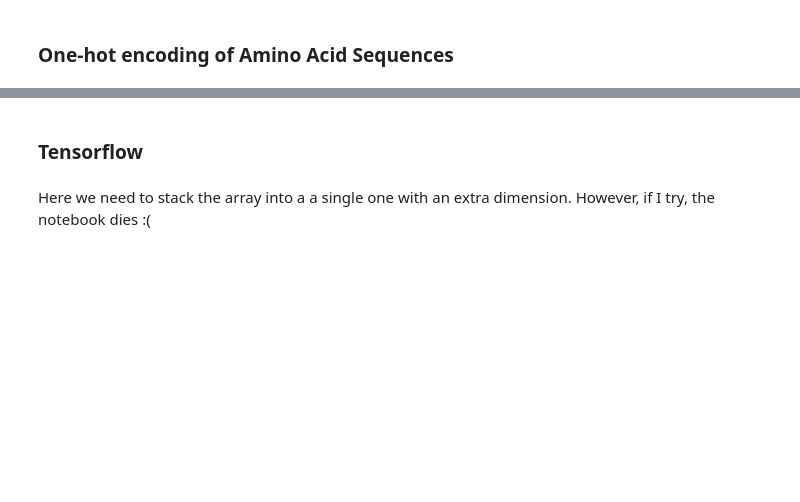
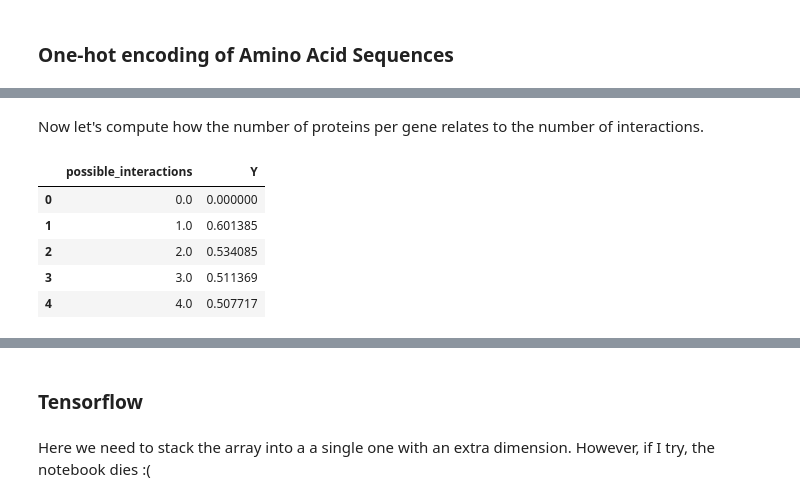
Before and after one commit to tomroesch/BEBi205, a Jupyter notebook: project/eda/EDA_drug_response.ipynb, the cells around one changed output, grey strips where cells are left out. Saved outputs shown, nothing was run; the diff lists cells and outputs as text; code cells hidden in the pictures; blank space fills up the shorter version.

```diff
--- a/project/eda/EDA_drug_response.ipynb
+++ b/project/eda/EDA_drug_response.ipynb
@@ -85,0 +155,21 @@ df.head()
+# %% [markdown]
+Now let's compute how the number of proteins per gene relates to the number of interactions.
+# %%
+def count_stars(seqs1, seqs2):
+    interactions = np.zeros(len(seqs1))
+    for i in range(len(seqs1)):
+        interactions[i] = seqs1[i].count("*") * seqs2[i].count("*")
+
+    return interactions
+
+df['possible_interactions'] = count_stars(df['Protein1'], df['Protein2'])
+
+total_interactions = df.groupby('possible_interactions').mean().reset_index()
+total_interactions.head()
+# %% [output]
+|  | possible_interactions | Y |
+| 0 | 0.0 | 0.000000 |
+| 1 | 1.0 | 0.601385 |
+| 2 | 2.0 | 0.534085 |
+| 3 | 3.0 | 0.511369 |
+| 4 | 4.0 | 0.507717 |
```
Also changed, not shown: parts of 15 cells of this notebook.
